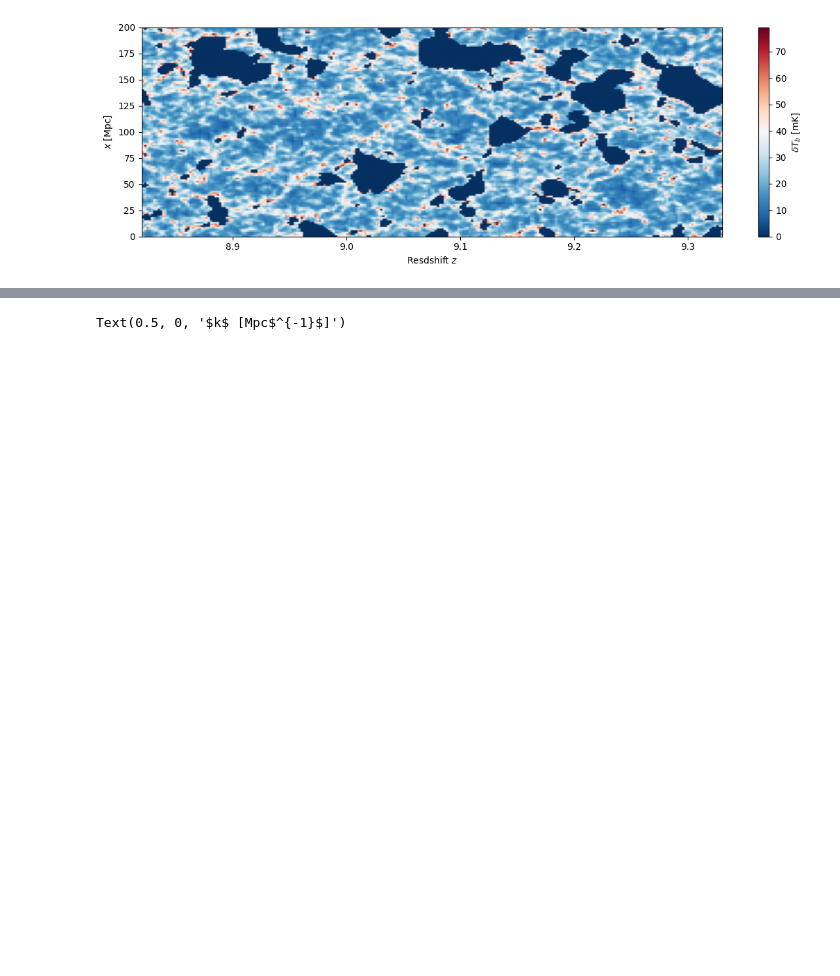
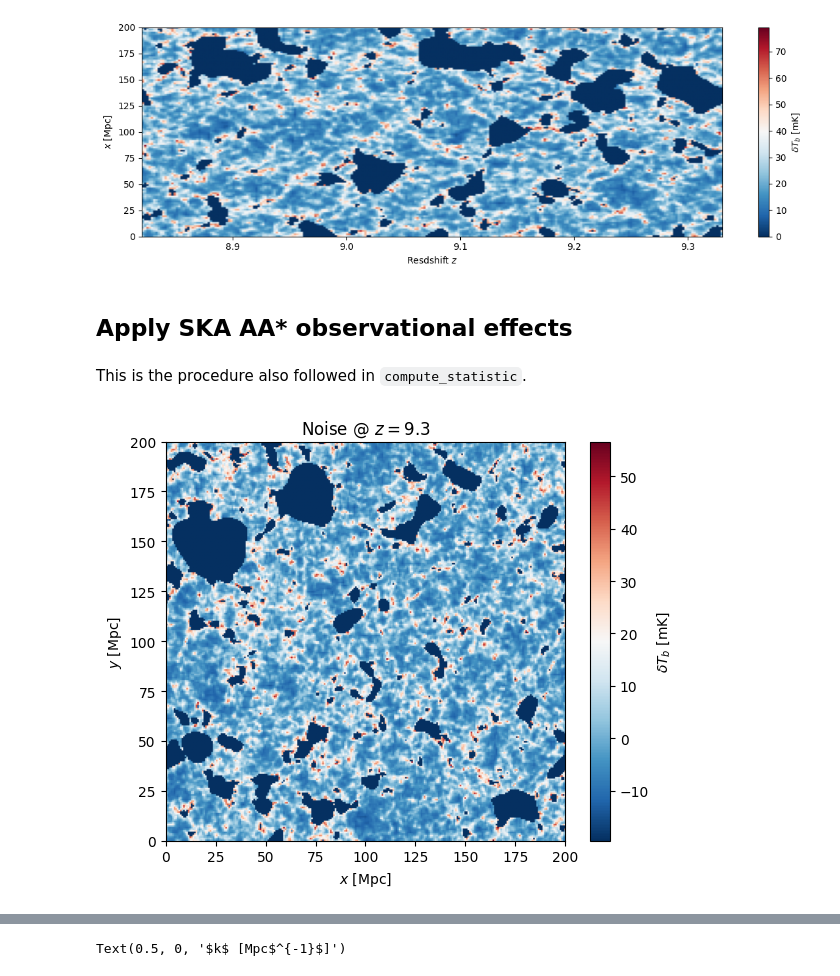
Before and after one commit to sambit-giri/ska_eor_inference, a Jupyter notebook: load_sim.ipynb, the cells around one changed output, grey strips where cells are left out. Drawn from its saved outputs; the diff is of its cells as text; code cells hidden in the pictures; blank space fills up the shorter version.

Commit message:
Added noise estimates

```diff
--- a/load_sim.ipynb
+++ b/load_sim.ipynb
@@ -87,3 +89,7 @@ plt.colorbar(im, label=r'$\delta T_b$ [mK]')
 fig.tight_layout()
 # %% [output]
 [figure]
+# %% [markdown]
+## Apply SKA AA* observational effects
+# %% [markdown]
+This is the procedure also followed in `compute_statistic`.
@@ -89,0 +104,24 @@ fig.tight_layout()
+# %%
+# pick frequency slices for plots
+iz = 12  # np.random.randint(nfreq)
+# %%
+# read lightcone
+with h5py.File(file, 'r') as f:
+    lc = f['brightness_lightcone'][np.random.randint(nrand), ...]
+# move los axis to match t2c
+lc = np.moveaxis(lc, 0, 2)
+# %%
+fig, ax = plt.subplots(1, 1, figsize=(6, 5))
+im = ax.imshow(
+    t2c.subtract_mean_signal(lc, los_axis=2)[..., iz],
+    extent=(0, box_length, 0, box_length),
+    origin='lower', cmap='RdBu_r', aspect='auto',
+    # vmin=-np.max(np.abs(lc[..., iz])), vmax=np.max(np.abs(lc[..., iz])),
+    )
+ax.set_xlabel(r'$x$ [Mpc]')
+ax.set_ylabel(r'$y$ [Mpc]')
+plt.colorbar(im, label=r'$\delta T_b$ [mK]')
+ax.set_title(rf'Noise @ $z={redshifts[iz]:.1f}$')
+fig.tight_layout()
+# %% [output]
+[figure, added]
```
Also changed, not shown: parts of 8 cells of this notebook, 1 other file.
